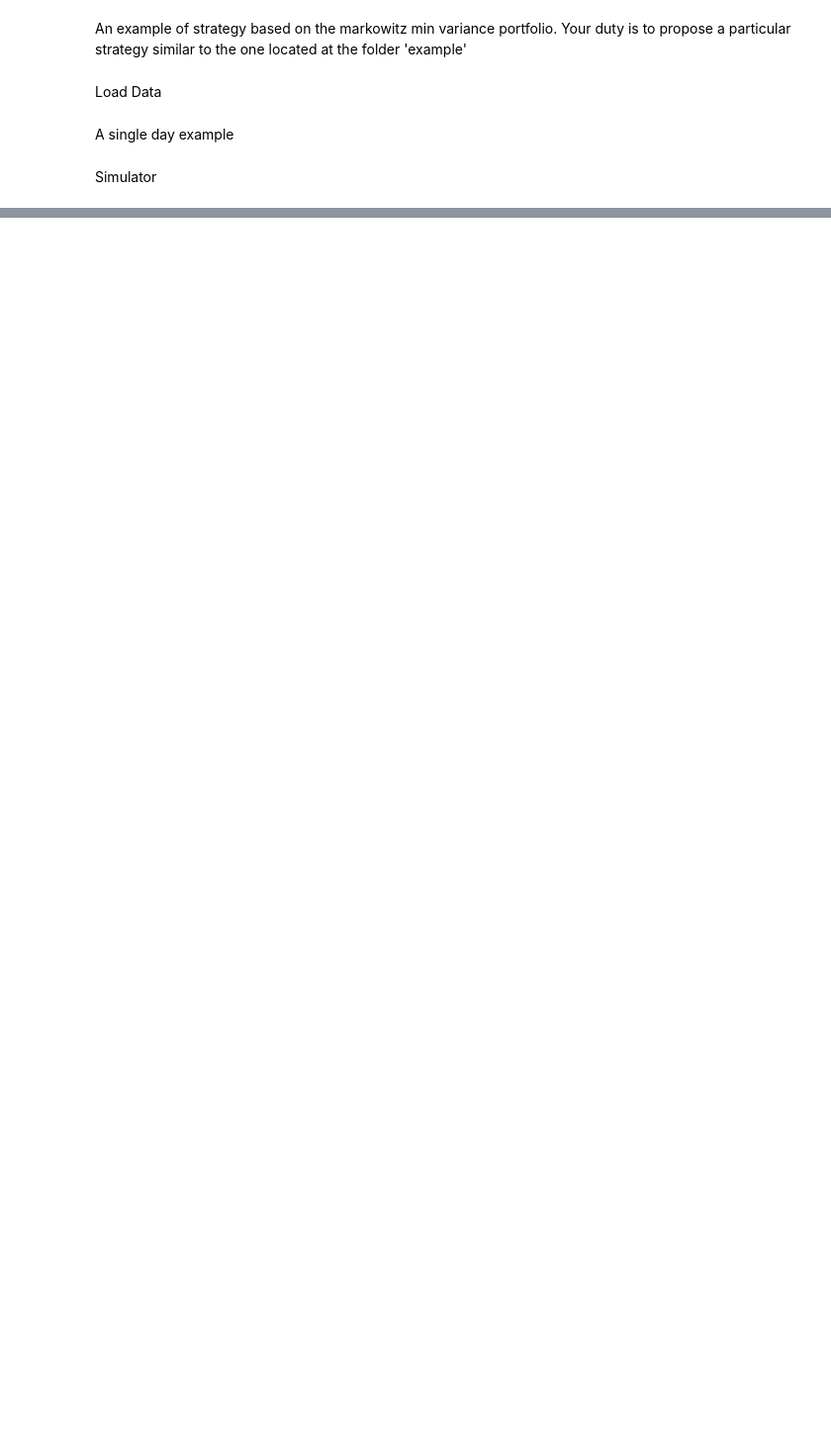
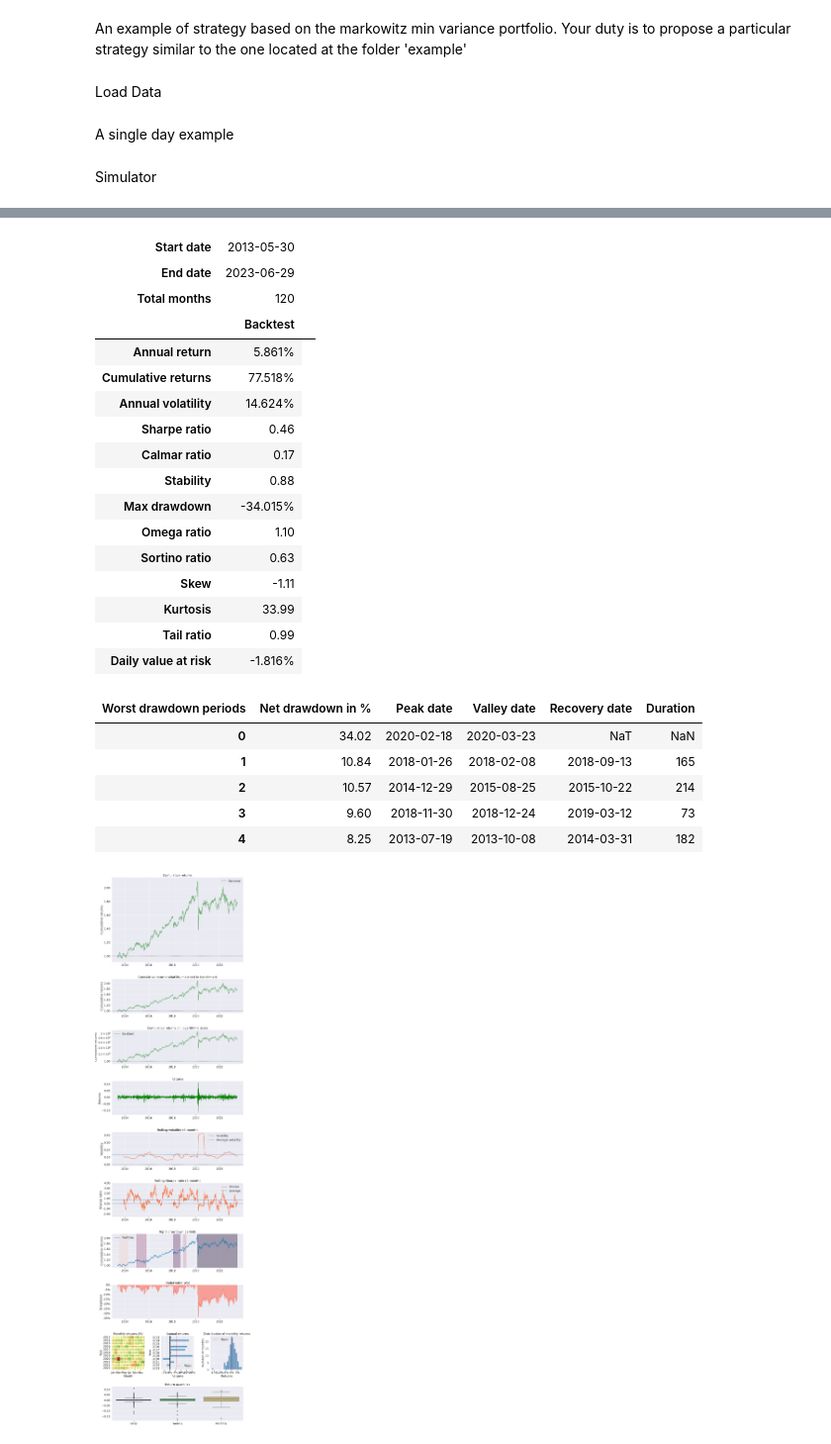
Before and after one commit to luizamfsantos/max_sharpe_portfolio, a Jupyter notebook: main.ipynb, the cells around one changed output, grey strips where cells are left out. Shown at 99% size. Drawn from its saved outputs; the diff is of its cells as text; code cells hidden in the pictures; blank space fills up the shorter version.

Commit message:
analise backtest no main

```diff
--- a/main.ipynb
+++ b/main.ipynb
@@ -43,0 +46,40 @@ for t in tqdm(range(500, len(dict_data['prices'].index) - 1)):
+# %%
+from modules.sharpe_ratio_stats import *
+import pyfolio as pf
+import pandas as pd
+import matplotlib.pyplot as plt
+import statsmodels.api as sm
+from IPython.display import display
+
+ret_port = pd.read_parquet("example/ret_port.parquet")
+ret_port['date'] = pd.to_datetime(ret_port['date'], format = "%Y-%m-%d")
+ret_port = ret_port.set_index("date")
+
+tear_sheet = pf.create_full_tear_sheet(ret_port['ret_port'])
+
+tear_sheet
+# %% [output]
+| Start date | 2013-05-30 |  |
+| End date | 2023-06-29 |  |
+| Total months | 120 |  |
+|  | Backtest |
+| Annual return | 5.861% |
+| Cumulative returns | 77.518% |
+| Annual volatility | 14.624% |
+| Sharpe ratio | 0.46 |
+| Calmar ratio | 0.17 |
+| Stability | 0.88 |
+| Max drawdown | -34.015% |
+| Omega ratio | 1.10 |
+| Sortino ratio | 0.63 |
+| Skew | -1.11 |
+| Kurtosis | 33.99 |
+| Tail ratio | 0.99 |
+| Daily value at risk | -1.816% |
+| Worst drawdown periods | Net drawdown in % | Peak date | Valley date | Recovery date | Duration |
+| 0 | 34.02 | 2020-02-18 | 2020-03-23 | NaT | NaN |
+| 1 | 10.84 | 2018-01-26 | 2018-02-08 | 2018-09-13 | 165 |
+| 2 | 10.57 | 2014-12-29 | 2015-08-25 | 2015-10-22 | 214 |
+| 3 | 9.60 | 2018-11-30 | 2018-12-24 | 2019-03-12 | 73 |
+| 4 | 8.25 | 2013-07-19 | 2013-10-08 | 2014-03-31 | 182 |
+[figure, added]
```
Also changed, not shown: parts of 1 cell of this notebook.
